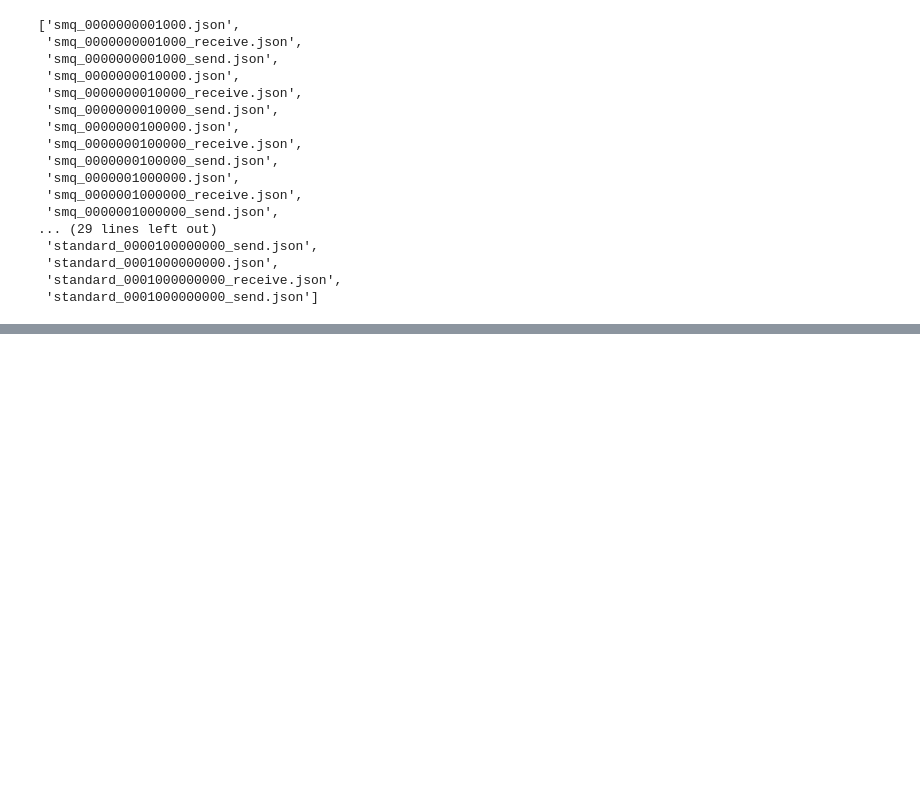
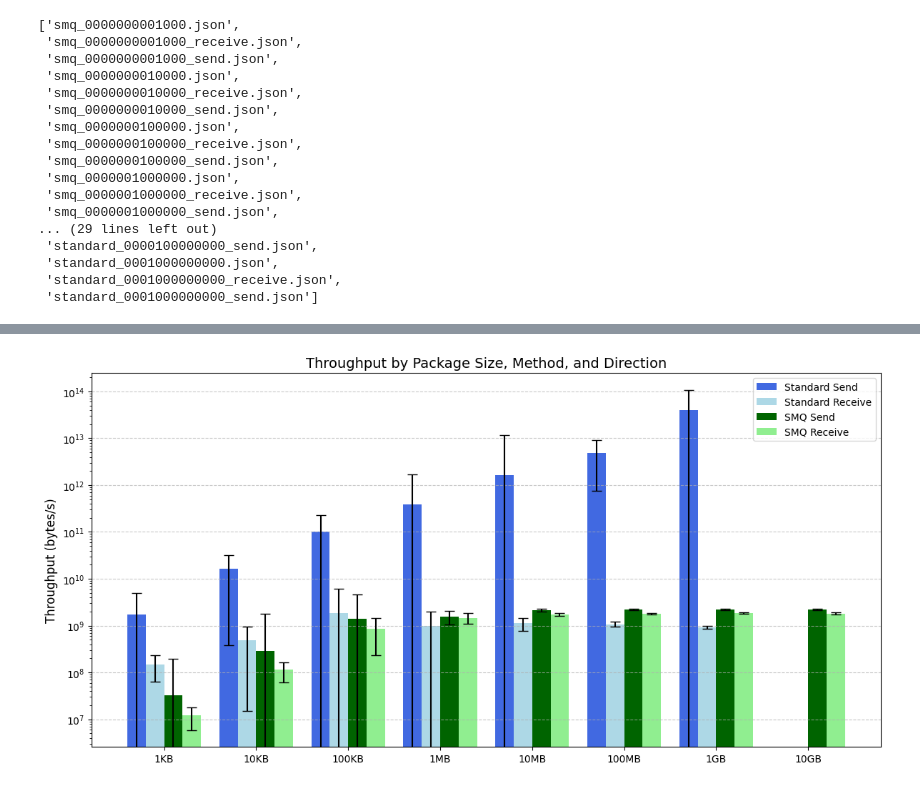
Before and after one commit to tobiaswuerth/python_shared_memory_queue, a Jupyter notebook: memory_test/performance_test_eval.ipynb, the cells around one changed output, grey strips where cells are left out. Saved outputs shown, nothing was run; the diff lists cells and outputs as text; code cells hidden in the pictures; blank space fills up the shorter version.

```diff
--- a/memory_test/performance_test_eval.ipynb
+++ b/memory_test/performance_test_eval.ipynb
@@ -135,0 +58,8 @@ plt.show()
+# %%
+labels = [
+    f"{s//1000}KB" if s < 1_000_000
+    else f"{s//1_000_000}MB" if s < 1_000_000_000
+    else f"{s//1_000_000_000}GB"
+    for s in package_sizes
+]
+labels
@@ -135,0 +68,87 @@ plt.show()
+# %%
+import numpy as np
+import matplotlib.pyplot as plt
+
+# Calculate throughput (bytes/second) for each method and direction
+std_send_throughput = []
+std_recv_throughput = []
+smq_send_throughput = []
+smq_recv_throughput = []
+
+# Calculate standard errors
+std_send_error = []
+std_recv_error = []
+smq_send_error = []
+smq_recv_error = []
+
+for size in package_sizes:
+    pkg_data = data[size]
+
+    # Standard Queue Send
+    if pkg_data['std_send'] is not None:
+        mean_time = pkg_data['std_send']['mean']
+        std_dev = pkg_data['std_send']['std']
+        std_send_throughput.append(size / mean_time if mean_time > 0 else 0)
+        std_send_error.append((size / mean_time) * (std_dev / mean_time) if mean_time > 0 else 0)
+    else:
+        std_send_throughput.append(0)
+        std_send_error.append(0)
+
+    # Standard Queue Receive
+    if pkg_data['std_recv'] is not None:
+        mean_time = pkg_data['std_recv']['mean']
+        std_dev = pkg_data['std_recv']['std']
+        std_recv_throughput.append(size / mean_time if mean_time > 0 else 0)
+        std_recv_error.append((size / mean_time) * (std_dev / mean_time) if mean_time > 0 else 0)
+    else:
+        std_recv_throughput.append(0)
+        std_recv_error.append(0)
+
+    # Shared Memory Queue Send
+    if pkg_data['smq_send'] is not None:
+        mean_time = pkg_data['smq_send']['mean']
+        std_dev = pkg_data['smq_send']['std']
+        smq_send_throughput.append(size / mean_time if mean_time > 0 else 0)
+        smq_send_error.append((size / mean_time) * (std_dev / mean_time) if mean_time > 0 else 0)
+    else:
+        smq_send_throughput.append(0)
+        smq_send_error.append(0)
+
+    # Shared Memory Queue Receive
+    if pkg_data['smq_recv'] is not None:
+        mean_time = pkg_data['smq_recv']['mean']
+        std_dev = pkg_data['smq_recv']['std']
+        smq_recv_throughput.append(size / mean_time if mean_time > 0 else 0)
+        smq_recv_error.append((size / mean_time) * (std_dev / mean_time) if mean_time > 0 else 0)
+    else:
+        smq_recv_throughput.append(0)
+        smq_recv_error.append(0)
+
+# Setting up the plot
+x = np.arange(len(labels))
+width = 0.2
+
+fig, ax = plt.subplots(figsize=(12, 6))
+
+# Plot bars
+rects1 = ax.bar(x - width*1.5, std_send_throughput, width, label='Standard Send', color='royalblue', yerr=std_send_error, capsize=5)
+rects2 = ax.bar(x - width/2, std_recv_throughput, width, label='Standard Receive', color='lightblue', yerr=std_recv_error, capsize=5)
+rects3 = ax.bar(x + width/2, smq_send_throughput, width, label='SMQ Send', color='darkgreen', yerr=smq_send_error, capsize=5)
+rects4 = ax.bar(x + width*1.5, smq_recv_throughput, width, label='SMQ Receive', color='lightgreen', yerr=smq_recv_error, capsize=5)
+
+# Set up labels and title
+ax.set_ylabel('Throughput (bytes/s)', fontsize=12)
+ax.set_title('Throughput by Package Size, Method, and Direction', fontsize=14)
+ax.set_xticks(x)
+ax.set_xticklabels(labels)
+ax.set_yscale('log')
+ax.legend()
+
+# Add horizontal grid lines for better readability
+ax.grid(axis='y', linestyle='--', alpha=0.7)
+
+# Adjust layout and display the plot
+fig.tight_layout()
+plt.show()
+# %% [output]
+[figure, added]
```
Also changed, not shown: parts of 10 cells of this notebook, 4 other files.
